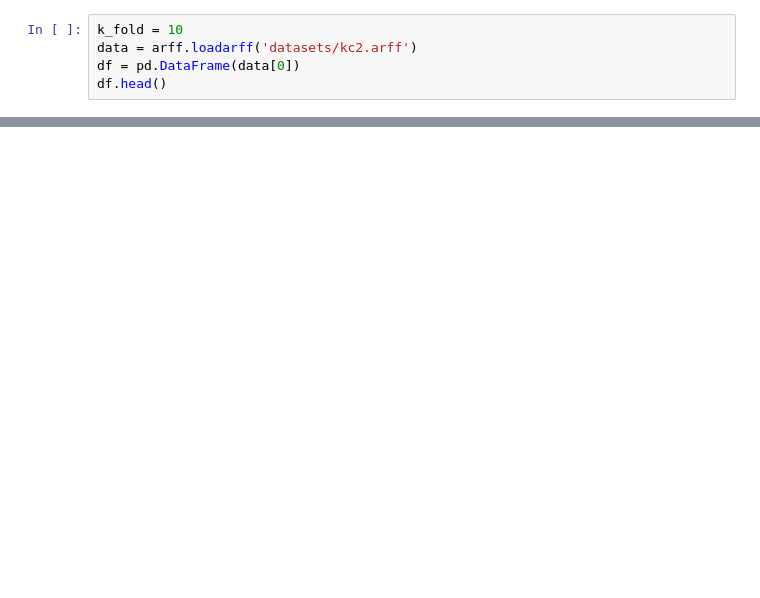
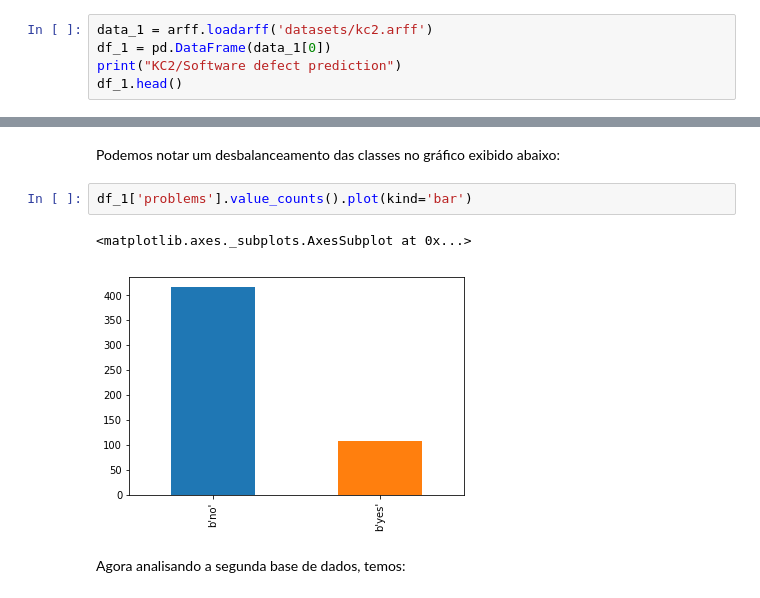
Before and after one commit to irbp/IF699-Machine-Learning, a Jupyter notebook: List 1/question_1.ipynb, the cells around one changed output, grey strips where cells are left out. Cells and saved outputs as stored; diff of their text form; blank space fills up the shorter version.

```diff
--- a/List 1/question_1.ipynb
+++ b/List 1/question_1.ipynb
@@ -6,6 +29,6 @@ import matplotlib.pyplot as plt
 # %%
-k_fold = 10
-data = arff.loadarff('datasets/kc2.arff')
-df = pd.DataFrame(data[0])
-df.head()
+data_1 = arff.loadarff('datasets/kc2.arff')
+df_1 = pd.DataFrame(data_1[0])
+print("KC2/Software defect prediction")
+df_1.head()
 # %% [output]
@@ -18,0 +56,9 @@ df.head()
+# %% [markdown]
+Podemos notar um desbalanceamento das classes no gráfico exibido abaixo:
+# %%
+df_1['problems'].value_counts().plot(kind='bar')
+# %% [output]
+<matplotlib.axes._subplots.AxesSubplot at 0x...>
+[figure, added]
+# %% [markdown]
+Agora analisando a segunda base de dados, temos:
```
Also changed, not shown: parts of 37 cells of this notebook, 8 other files.
